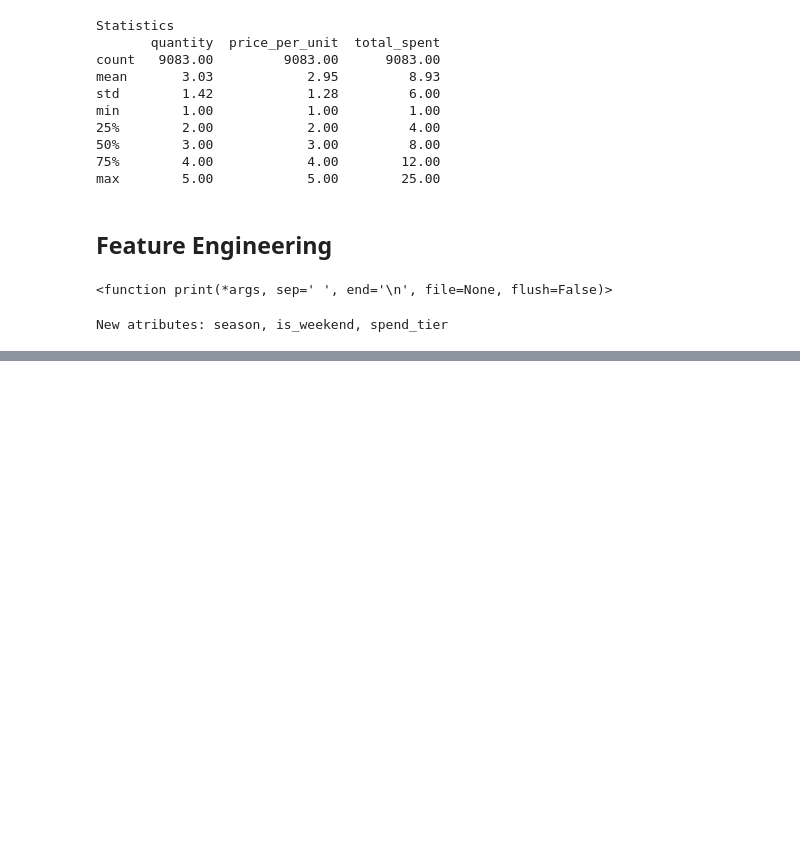
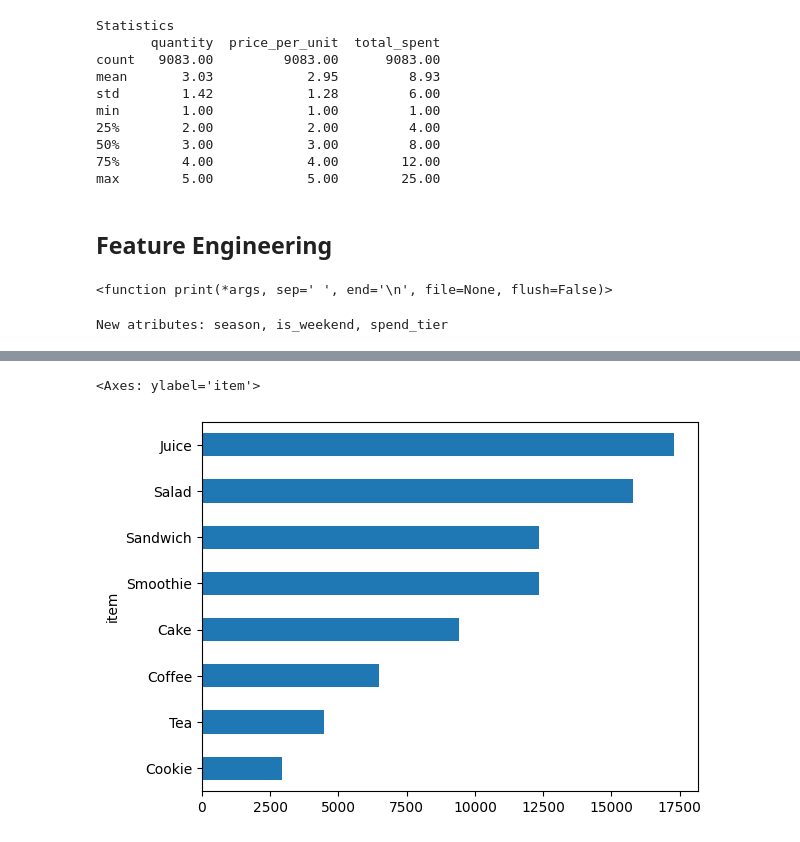
Before and after one commit to rudmaxx/Analysis_Cafe_Sales, a Jupyter notebook: EDA_cafe_sales.ipynb, the cells around one changed output, grey strips where cells are left out. Cells and saved outputs as stored; diff of their text form; code cells hidden in the pictures; blank space fills up the shorter version.

```diff
--- a/EDA_cafe_sales.ipynb
+++ b/EDA_cafe_sales.ipynb
@@ -508,0 +517,5 @@ df.head()
+# %%
+df.groupby('item')['total_spent'].sum().sort_values().plot.barh()
+# %% [output]
+<Axes: ylabel='item'>
+[figure, added]
```
Also changed, not shown: parts of 3 cells of this notebook.
